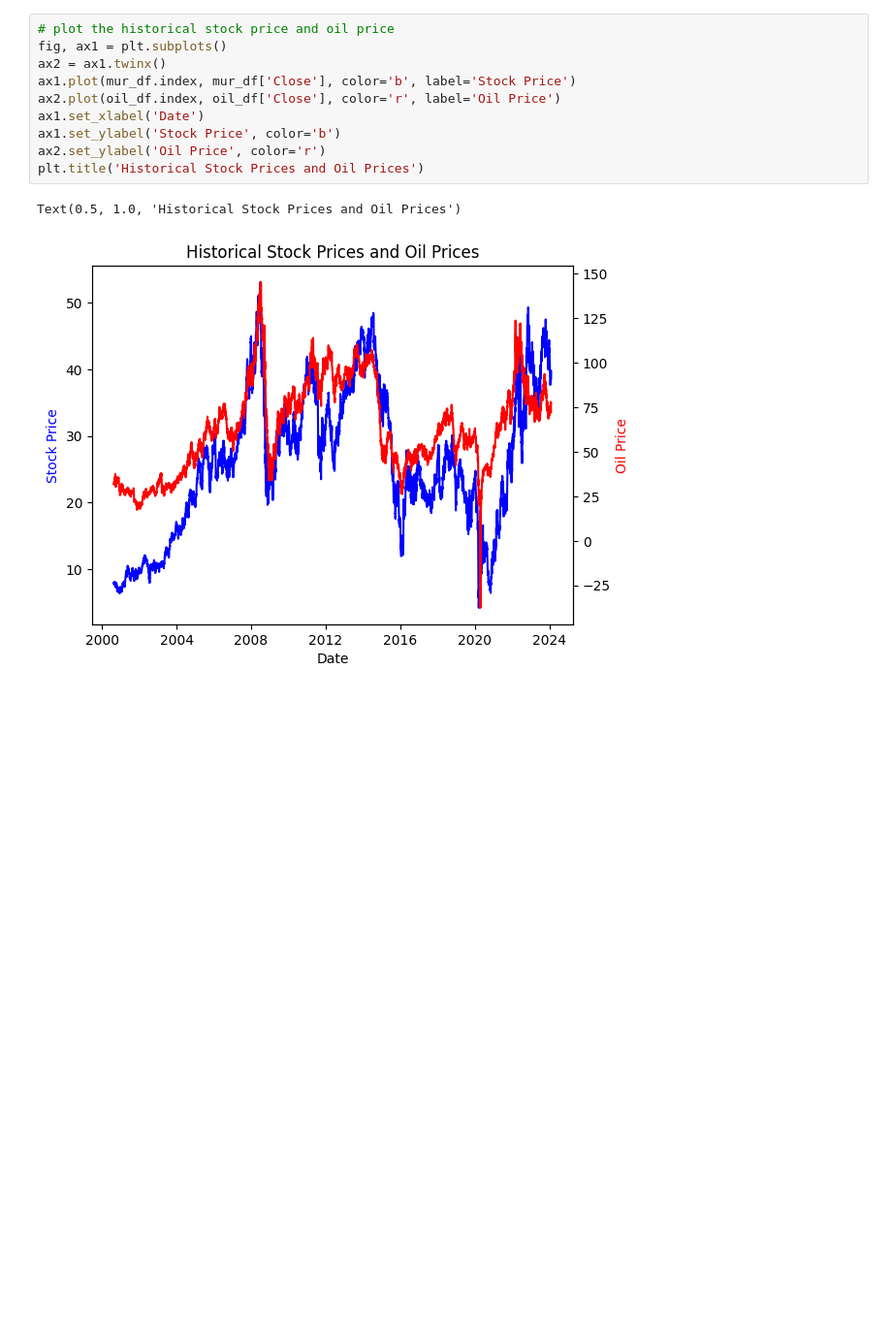
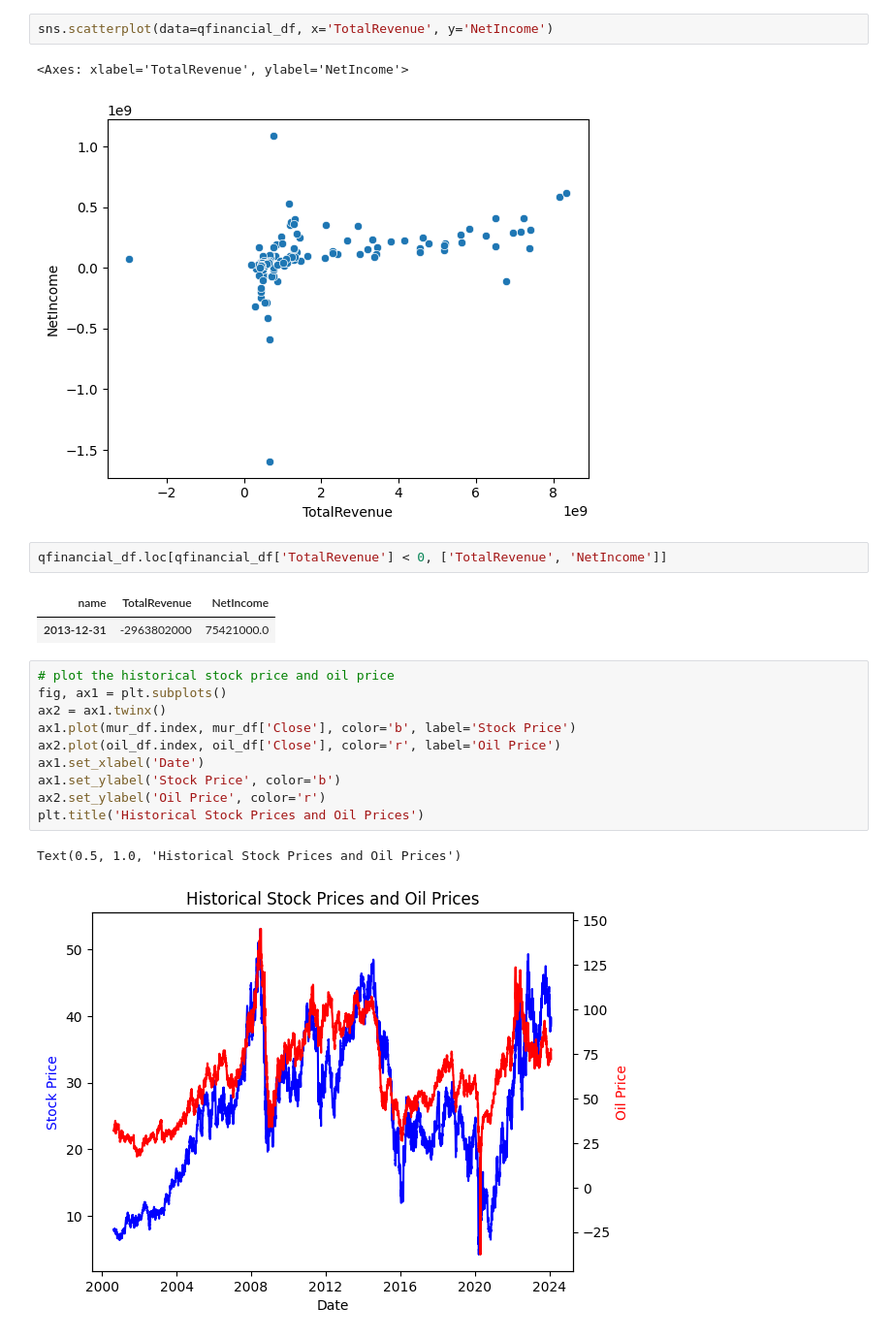
Before and after one commit to qq7933086/Finance-Analytics, a Jupyter notebook: notebooks/data_analytics.ipynb, the cells around one changed output. Shown: that part at 97% size. Saved outputs shown, nothing was run; the diff lists cells and outputs as text; blank space fills up the shorter version.

```diff
--- a/notebooks/data_analytics.ipynb
+++ b/notebooks/data_analytics.ipynb
@@ -121,3 +249,13 @@ mur.quarterly_cashflow
+# %%
+sns.scatterplot(data=qfinancial_df, x='TotalRevenue', y='NetIncome')
+# %% [output]
+<Axes: xlabel='TotalRevenue', ylabel='NetIncome'>
+[figure, added]
+# %%
+qfinancial_df.loc[qfinancial_df['TotalRevenue'] < 0, ['TotalRevenue', 'NetIncome']]
+# %% [output]
+| name | TotalRevenue | NetIncome |
+| 2013-12-31 | -2963802000 | 75421000.0 |
 # %%
 # plot the historical stock price and oil price
 fig, ax1 = plt.subplots()
```
Also changed, not shown: parts of 24 cells of this notebook, 2 other files.
